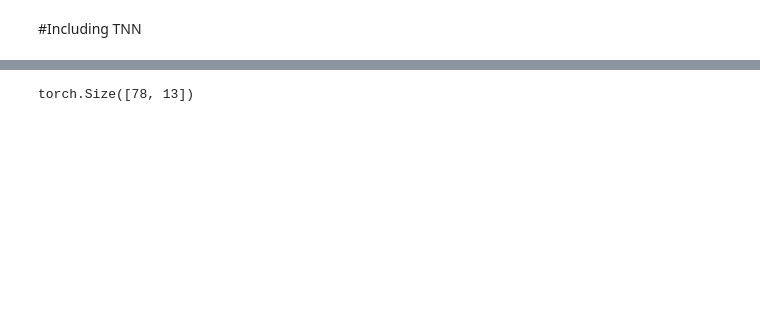
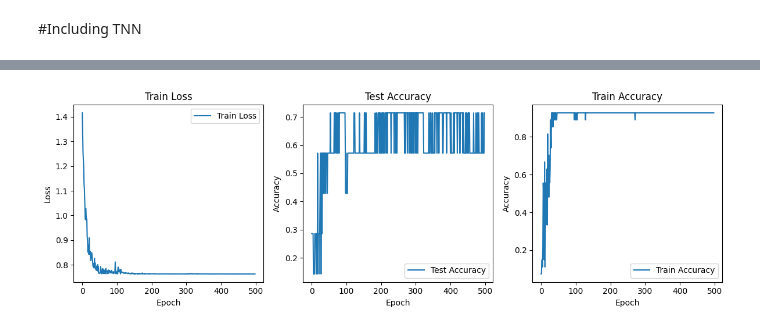
Before and after one commit to AlGoRythm3000/difflifting, a Jupyter notebook: tdl_knn_gnn_lift.ipynb, the cells around one changed output, grey strips where cells are left out. Saved outputs shown, nothing was run; the diff lists cells and outputs as text; code cells hidden in the pictures; blank space fills up the shorter version.

```diff
--- a/tdl_knn_gnn_lift.ipynb
+++ b/tdl_knn_gnn_lift.ipynb
@@ -247,8 +256,0 @@ def generate_faces(simplex, max_dim):
-# %%
-def remove_duplicated_edges(edge_index):
-    arestas = set()
-    for i in range(edge_index.size(1)):
-        u = edge_index[0, i].item()
-        v = edge_index[1, i].item()
-        arestas.add((min(u, v), max(u, v)))  # Armazenar como um par ordenado
-    return arestas
@@ -449,4 +466,35 @@ RuntimeError: Expected size for first two dimensions of batch2 tensor to be: [2,
-# %%
-model.boundary_matrizes_2.shape
-# %% [output]
-torch.Size([78, 13])
+# %%
+import matplotlib.pyplot as plt
+
+
+# Plotting
+plt.figure(figsize=(12, 4))
+
+# Plot train loss
+plt.subplot(1, 3, 1)
+plt.plot(train_losses, label='Train Loss')
+plt.xlabel('Epoch')
+plt.ylabel('Loss')
+plt.title('Train Loss')
+plt.legend()
+
+# Plot test accuracy
+plt.subplot(1, 3, 2)
+plt.plot(test_accuracies, label='Test Accuracy')
+plt.xlabel('Epoch')
+plt.ylabel('Accuracy')
+plt.title('Test Accuracy')
+plt.legend()
+
+# Plot train accuracy
+plt.subplot(1, 3, 3)
+plt.plot(train_accuracies, label='Train Accuracy')
+plt.xlabel('Epoch')
+plt.ylabel('Accuracy')
+plt.title('Train Accuracy')
+plt.legend()
+
+plt.tight_layout()
+plt.show()
+# %% [output]
+[figure, added]
```
Also changed, not shown: parts of 19 cells of this notebook.
